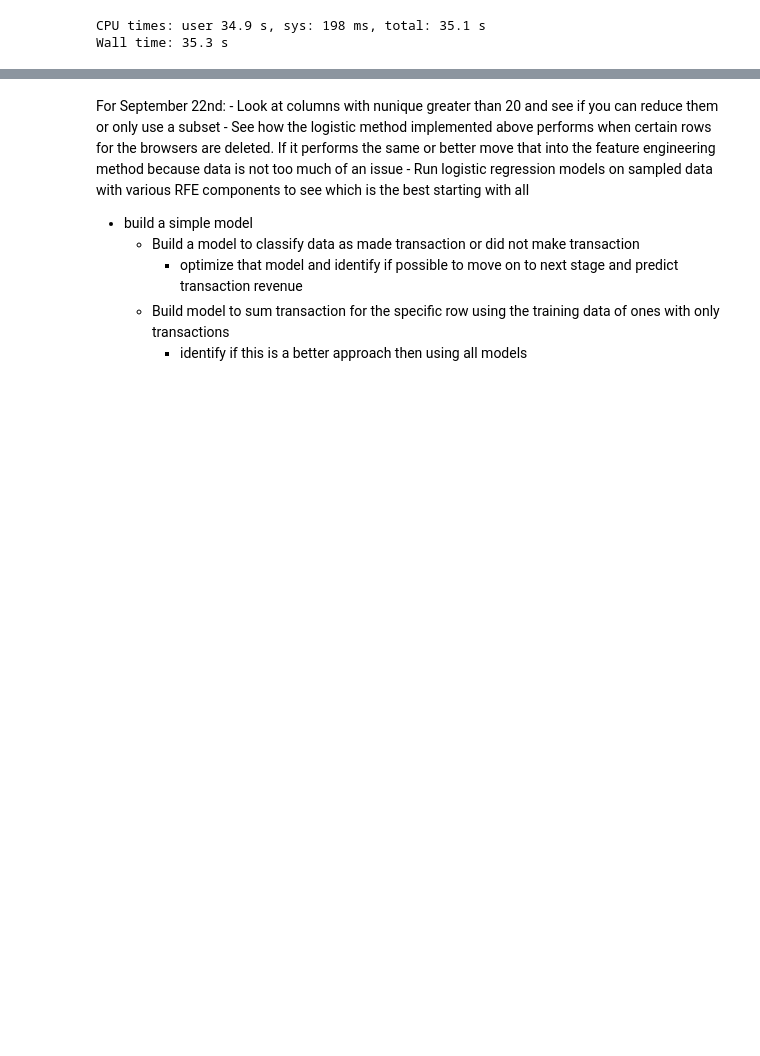
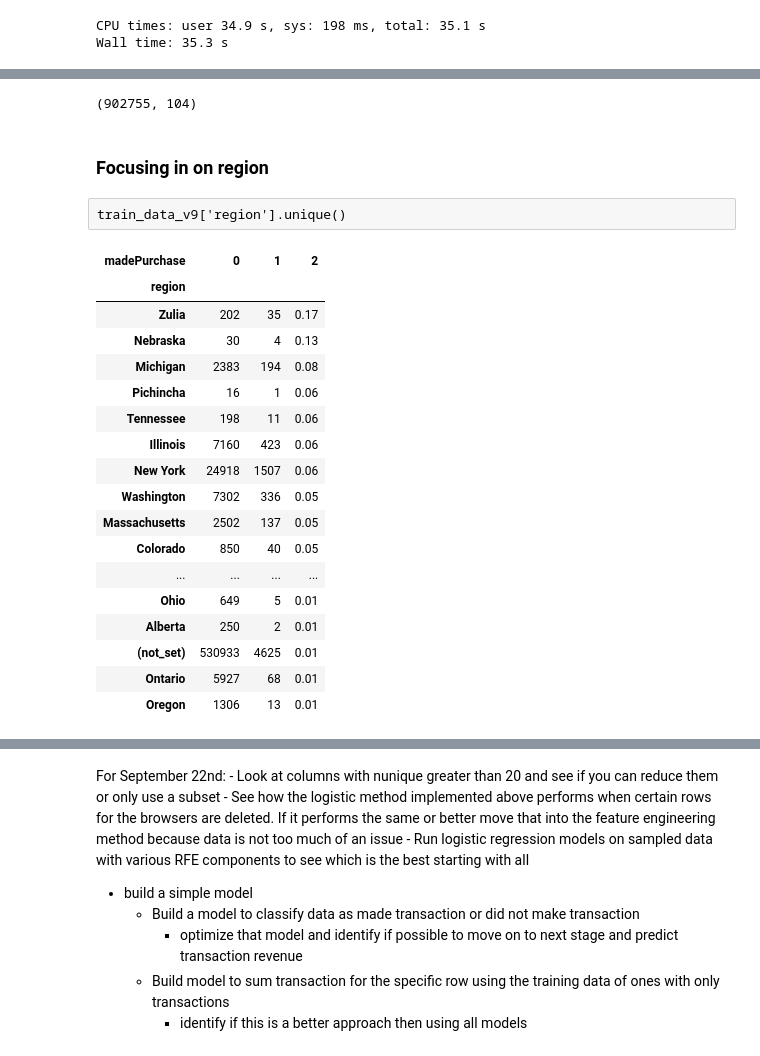
Before and after one commit to j2colaco/customer_revenue_prediction, a Jupyter notebook: data_cleaning_exploration.ipynb, the cells around one changed output, grey strips where cells are left out. Cells and saved outputs as stored; diff of their text form; code cells hidden in the pictures; blank space fills up the shorter version.

```diff
--- a/data_cleaning_exploration.ipynb
+++ b/data_cleaning_exploration.ipynb
@@ -1285,0 +1372,33 @@ train_data_v8[train_data_v8['referralPath_discount']==True].head()
+# %%
+train_data_v9.shape
+# %% [output]
+(902755, 104)
+# %% [markdown]
+### Focusing in on region
+# %% [raw]
+train_data_v9['region'].unique()
+# %%
+crosstab = pd.crosstab(train_data_v8.region, train_data_v8.madePurchase)
+crosstab = crosstab.sort_values(crosstab.columns[1], ascending = False)
+crosstab[2] = round(crosstab[1]/crosstab[0],2)
+crosstab = crosstab.sort_values(crosstab.columns[2], ascending = False)
+crosstab[:34]
+# %% [output]
+| madePurchase | 0 | 1 | 2 |
+| region |  |  |  |
+| Zulia | 202 | 35 | 0.17 |
+| Nebraska | 30 | 4 | 0.13 |
+| Michigan | 2383 | 194 | 0.08 |
+| Pichincha | 16 | 1 | 0.06 |
+| Tennessee | 198 | 11 | 0.06 |
+| Illinois | 7160 | 423 | 0.06 |
+| New York | 24918 | 1507 | 0.06 |
+| Washington | 7302 | 336 | 0.05 |
+| Massachusetts | 2502 | 137 | 0.05 |
+| Colorado | 850 | 40 | 0.05 |
+| ... | ... | ... | ... |
+| Ohio | 649 | 5 | 0.01 |
+| Alberta | 250 | 2 | 0.01 |
+| (not_set) | 530933 | 4625 | 0.01 |
+| Ontario | 5927 | 68 | 0.01 |
+| Oregon | 1306 | 13 | 0.01 |
```
Also changed, not shown: parts of 74 cells of this notebook.
